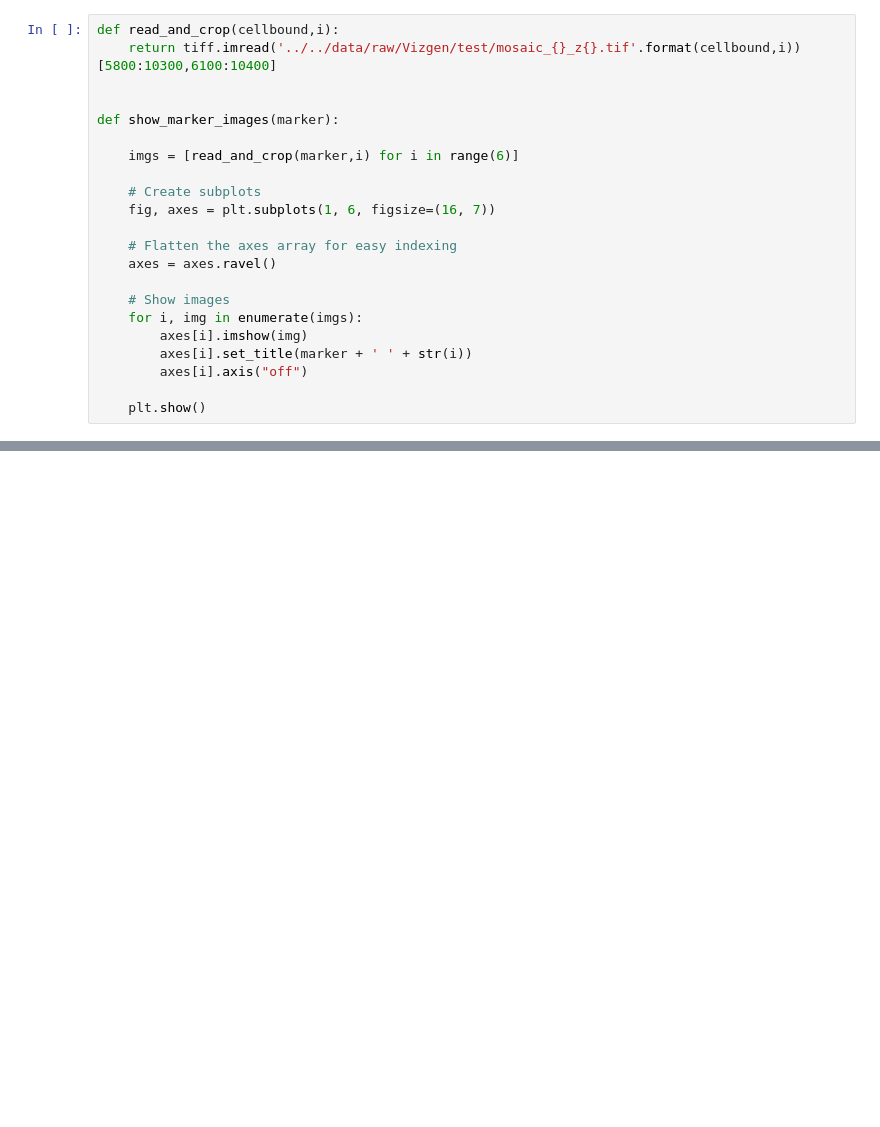
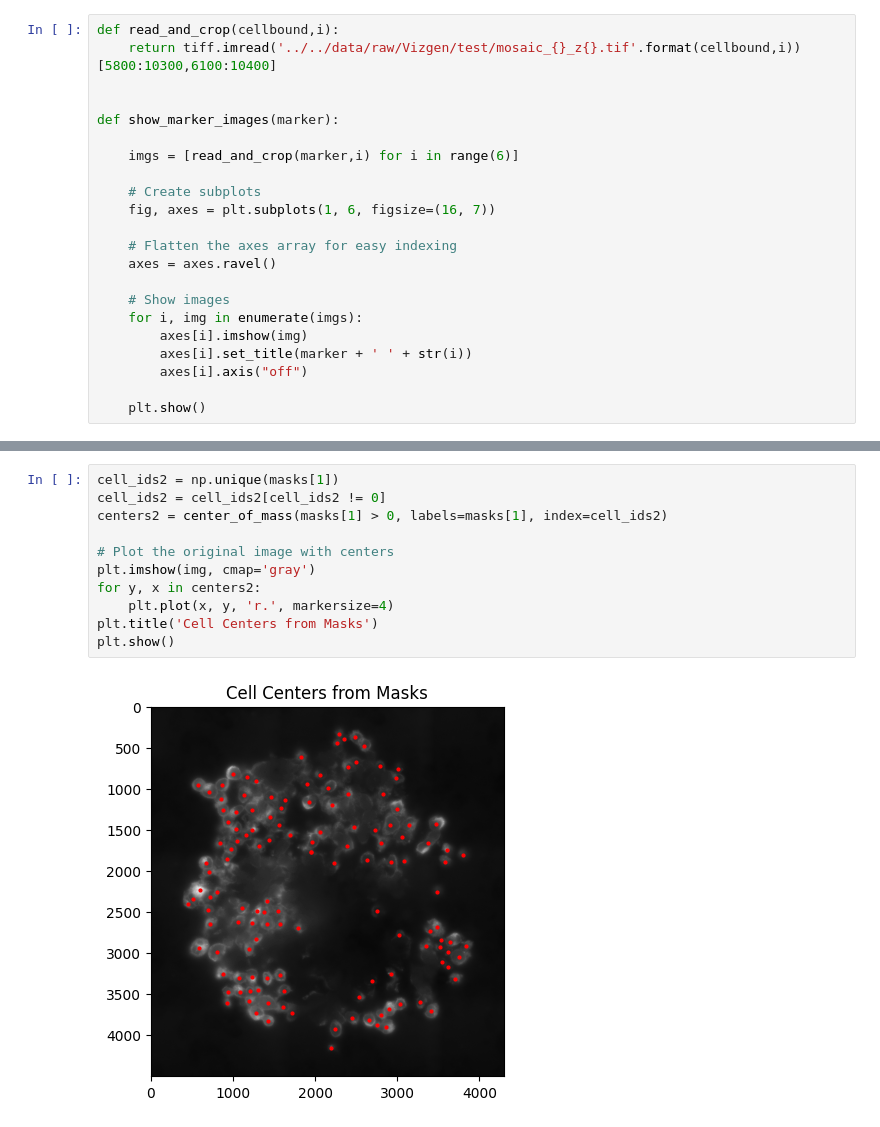
Before and after one commit to JaimeLesChats/IF_to_IMC, a Jupyter notebook: scripts/data_linking/img_reader.ipynb, the cells around one changed output, grey strips where cells are left out. Drawn from its saved outputs; the diff is of its cells as text; blank space fills up the shorter version.

```diff
--- a/scripts/data_linking/img_reader.ipynb
+++ b/scripts/data_linking/img_reader.ipynb
@@ -114,0 +91,13 @@ axes[1].axis("on")
+# %%
+cell_ids2 = np.unique(masks[1])
+cell_ids2 = cell_ids2[cell_ids2 != 0]
+centers2 = center_of_mass(masks[1] > 0, labels=masks[1], index=cell_ids2)
+
+# Plot the original image with centers
+plt.imshow(img, cmap='gray')
+for y, x in centers2:
+    plt.plot(x, y, 'r.', markersize=4)
+plt.title('Cell Centers from Masks')
+plt.show()
+# %% [output]
+[figure, added]
```
Also changed, not shown: parts of 15 cells of this notebook.
